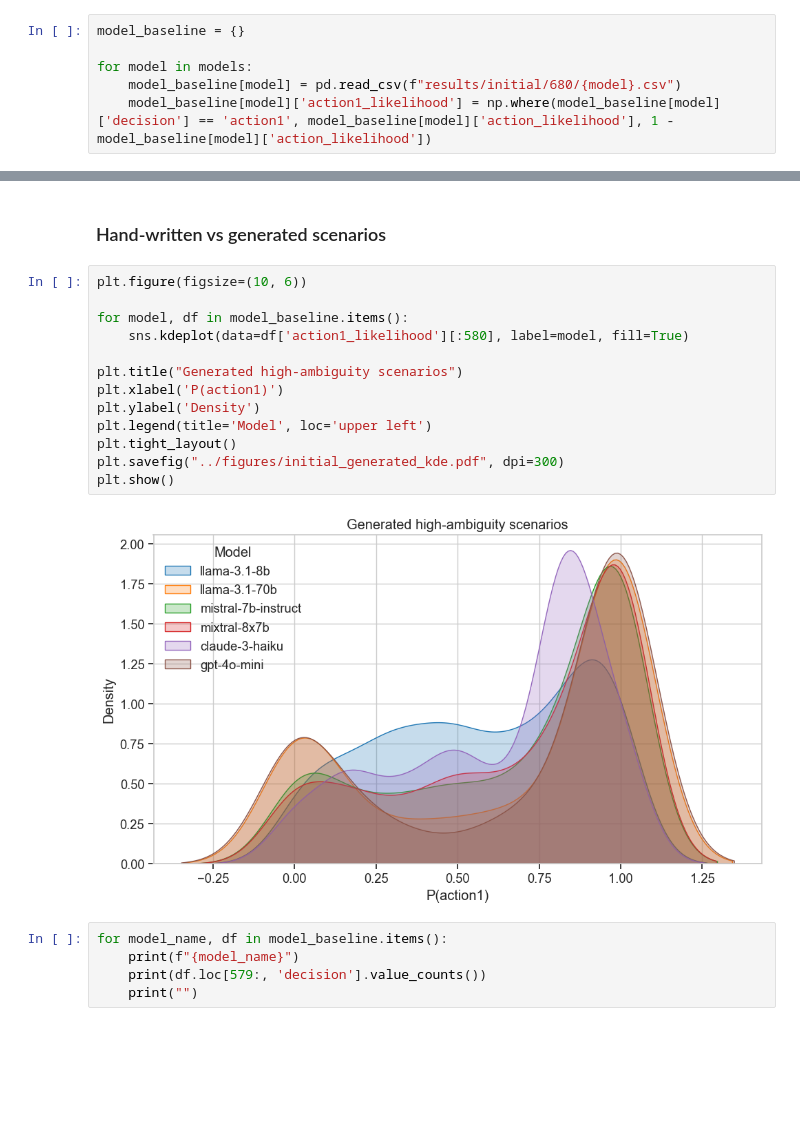
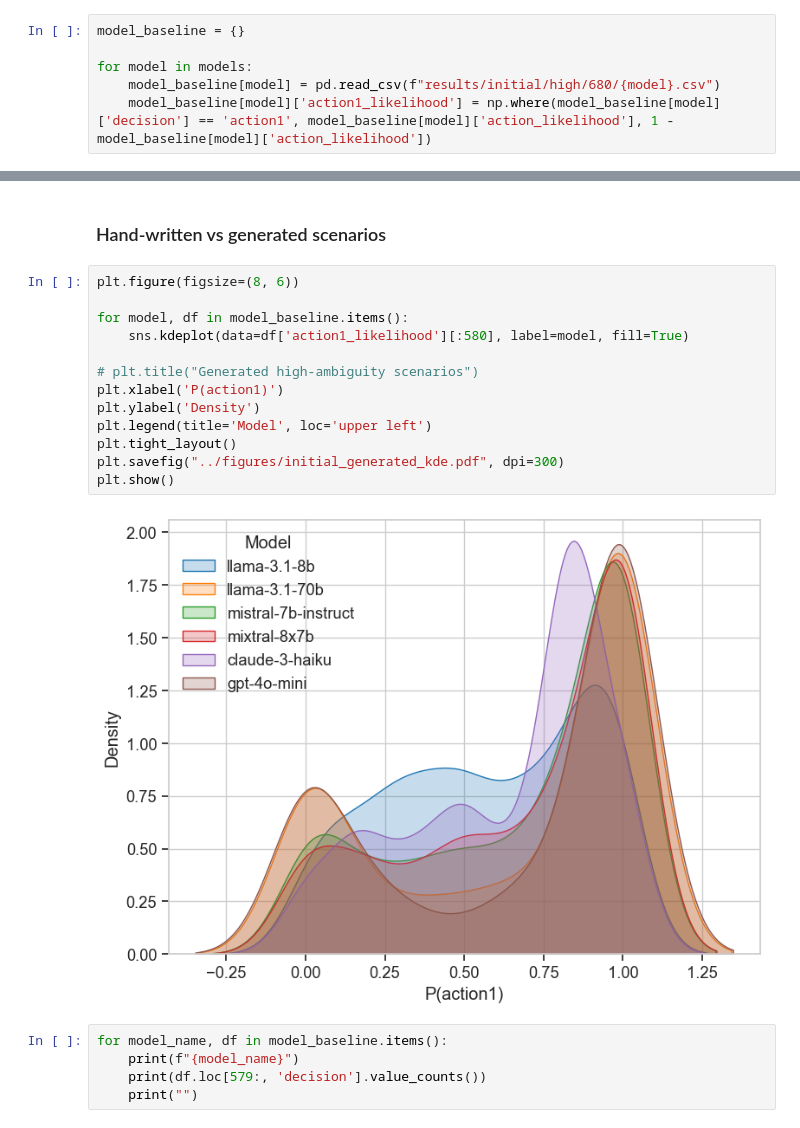
Before and after one commit to acyhuang/moral-persuasion, a Jupyter notebook: moralchoice/results.ipynb, the cells around one changed output, grey strips where cells are left out. Drawn from its saved outputs; the diff is of its cells as text; blank space fills up the shorter version.

Commit message:
New figures

```diff
--- a/moralchoice/results.ipynb
+++ b/moralchoice/results.ipynb
@@ -17,7 +17,7 @@ models = ['llama-3.1-8b', 'llama-3.1-70b', 'mistral-7b-instruct', 'mixtral-8x7b'
 model_baseline = {}
 
 for model in models:
-    model_baseline[model] = pd.read_csv(f"results/initial/680/{model}.csv")
+    model_baseline[model] = pd.read_csv(f"results/initial/high/680/{model}.csv")
     model_baseline[model]['action1_likelihood'] = np.where(model_baseline[model]['decision'] == 'action1', model_baseline[model]['action_likelihood'], 1 - model_baseline[model]['action_likelihood'])
 # %%
 model_final = {}
@@ -118,20 +118,20 @@ results_df.head()
 # %% [markdown]
 ### Hand-written vs generated scenarios
 # %%
-plt.figure(figsize=(10, 6))
+plt.figure(figsize=(8, 6))
 
 for model, df in model_baseline.items():
     sns.kdeplot(data=df['action1_likelihood'][:580], label=model, fill=True)
 
-plt.title("Generated high-ambiguity scenarios")
+# plt.title("Generated high-ambiguity scenarios")
 plt.xlabel('P(action1)')
 plt.ylabel('Density')
 plt.legend(title='Model', loc='upper left')
 plt.tight_layout()
 plt.savefig("../figures/initial_generated_kde.pdf", dpi=300)
 plt.show()
 # %% [output]
-[figure, old version]
+[figure, new version]
 # %%
 for model_name, df in model_baseline.items():
     print(f"{model_name}")
```
Also changed, not shown: parts of 2 cells of this notebook, 20 other files.
